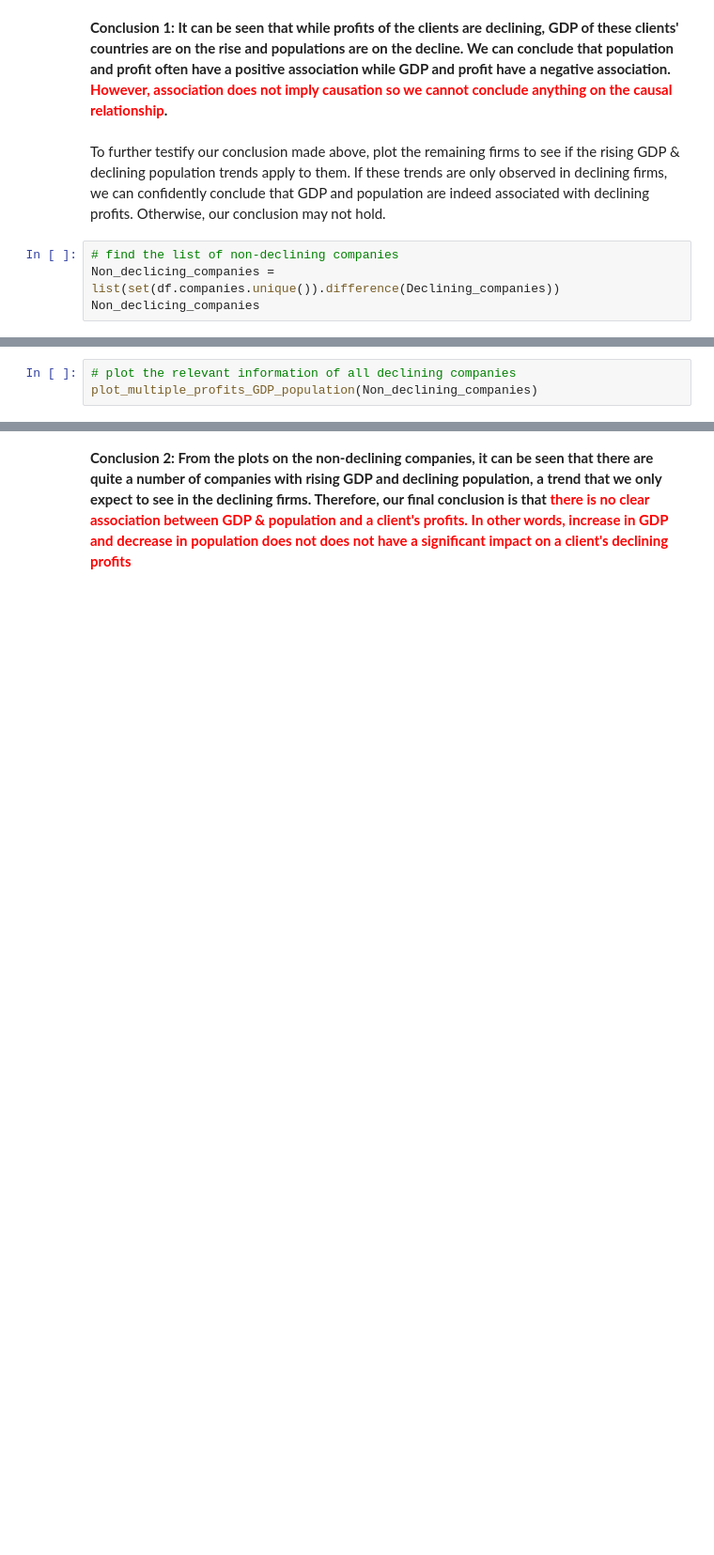
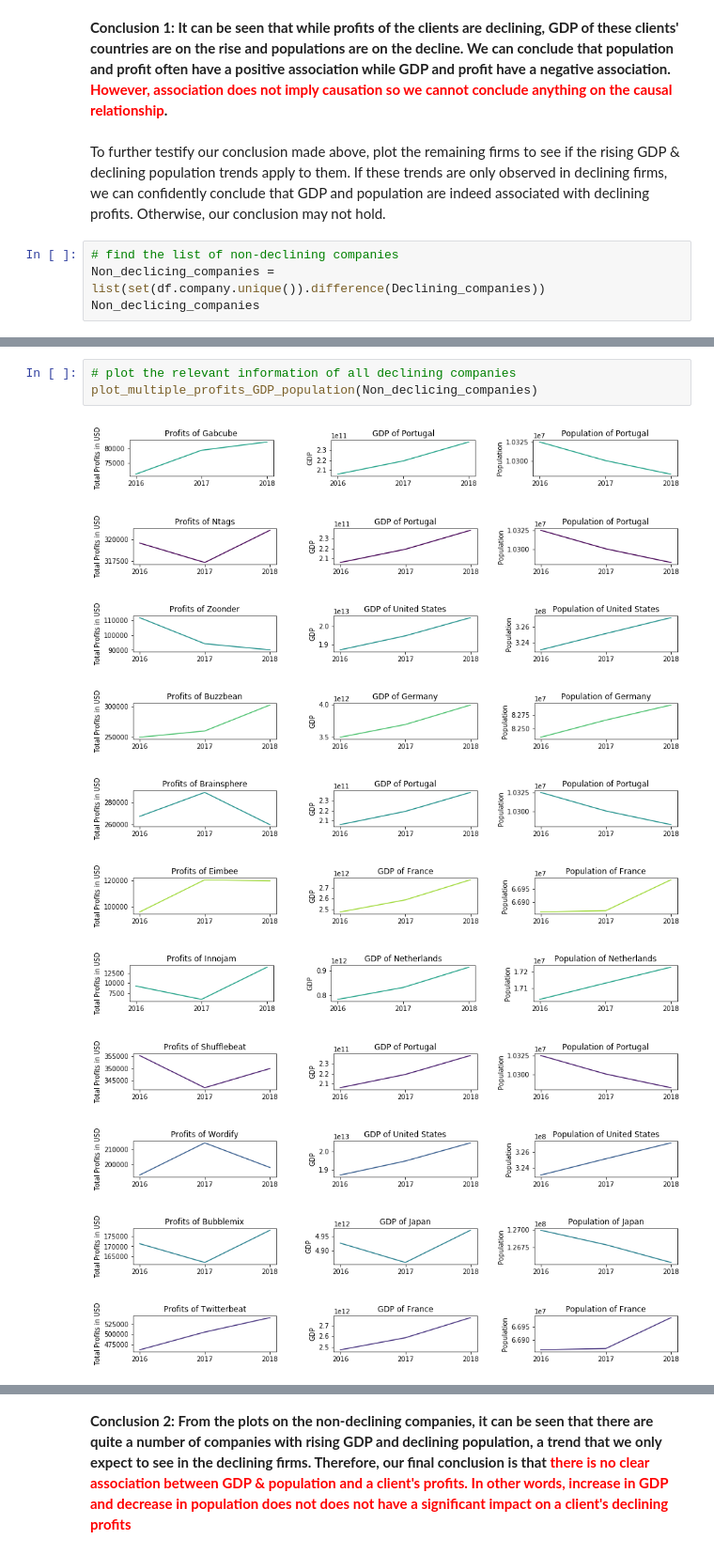
Before and after one commit to bugFreeYYS/Computational_Tools_Project1, a Jupyter notebook: Project 1 - Customer Database.ipynb, the cells around one changed output, grey strips where cells are left out. Shown at 94% size. Saved outputs shown, nothing was run; the diff lists cells and outputs as text; blank space fills up the shorter version.

```diff
--- a/Project 1 - Customer Database.ipynb
+++ b/Project 1 - Customer Database.ipynb
@@ -1169,5 +1332,5 @@ plot_multiple_profits_GDP_population(Declining_companies)
 To further testify our conclusion made above, plot the remaining firms to see if the rising GDP & declining population trends apply to them. If these trends are only observed in declining firms, we can confidently conclude that GDP and population are indeed associated with declining profits. Otherwise, our conclusion may not hold.
 # %%
 # find the list of non-declining companies
-Non_declicing_companies = list(set(df.companies.unique()).difference(Declining_companies))
+Non_declicing_companies = list(set(df.company.unique()).difference(Declining_companies))
 Non_declicing_companies
@@ -1174,3 +1355,15 @@ Non_declicing_companies
 # %%
 # plot the relevant information of all declining companies
-plot_multiple_profits_GDP_population(Non_declining_companies)
+plot_multiple_profits_GDP_population(Non_declicing_companies)
+# %% [output]
+[figure, added]
+[figure, added]
+[figure, added]
+[figure, added]
+[figure, added]
+[figure, added]
+[figure, added]
+[figure, added]
+[figure, added]
+[figure, added]
+[figure, added]
```
Also changed, not shown: parts of 50 cells of this notebook, 1 other file.
